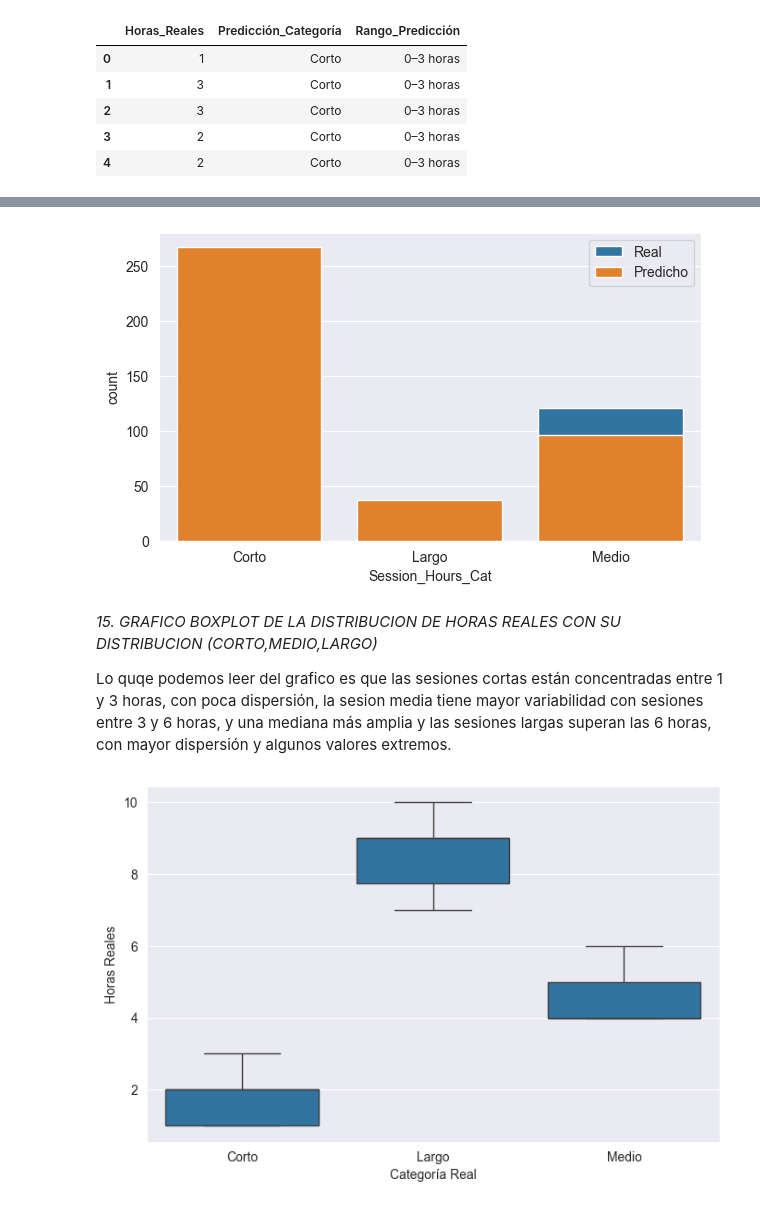
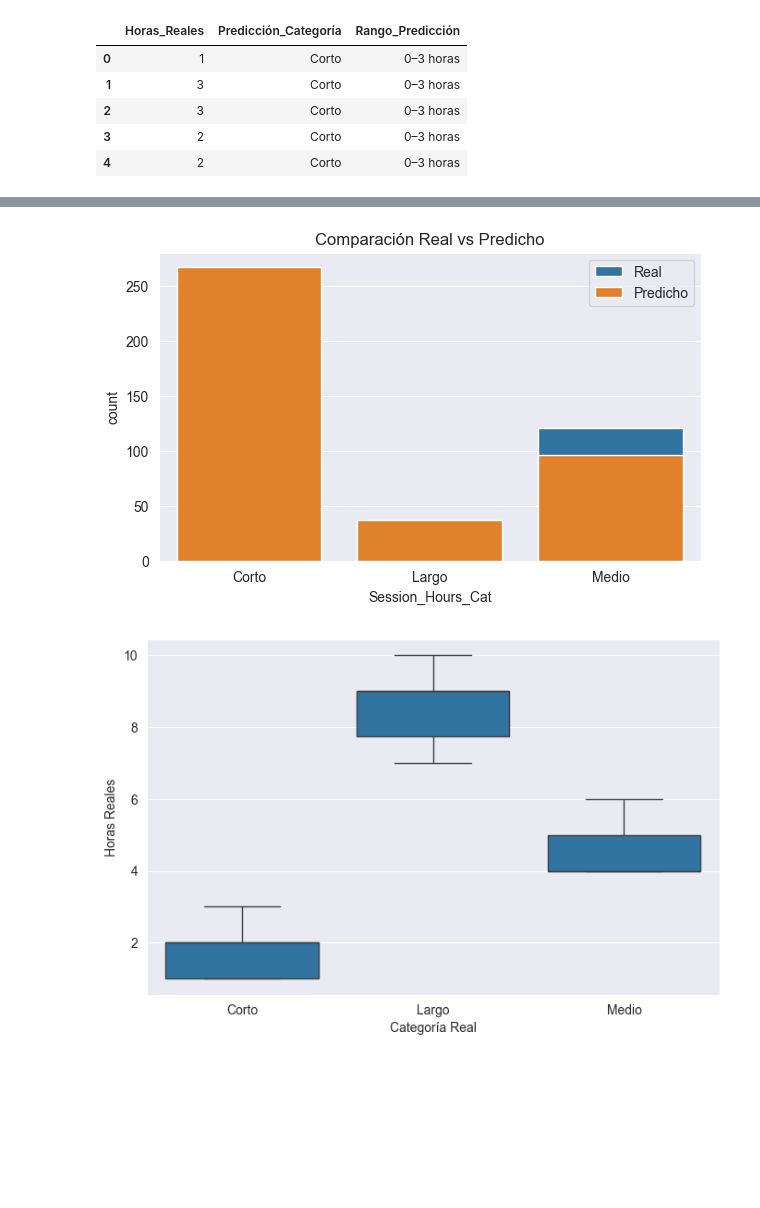
Before and after one commit to pauarsu/tattoo-studio-analysis, a Jupyter notebook: notebook/modelado.ipynb, the cells around one changed output, grey strips where cells are left out. Drawn from its saved outputs; the diff is of its cells as text; code cells hidden in the pictures; blank space fills up the shorter version.

```diff
--- a/notebook/modelado.ipynb
+++ b/notebook/modelado.ipynb
@@ -54,3 +24,2 @@ Nuestro objetivo es clasificar sesiones en categorías de duración a partir de
 # %%
-modelo = RandomForestClassifier()
 modelo = entrenar_modelo(preprocesamiento, X_train, y_train)
@@ -128,16 +70,12 @@ df_clean["Predicted_Session"] = modelo.predict(X)
 # %%
 plt.figure(figsize=(7,4))
 sns.countplot(x=y_test, label="Real")
 sns.countplot(x=y_pred, label="Predicho")
+plt.title("Comparación Real vs Predicho")
 plt.legend(["Real", "Predicho"])
 plt.show()
 # %% [output]
-[figure, old version]
+[figure, new version]
-# %% [markdown]
-*15. GRAFICO BOXPLOT DE LA DISTRIBUCION DE HORAS REALES CON SU DISTRIBUCION (CORTO,MEDIO,LARGO)*
-
-
-Lo quqe podemos leer del grafico es que las sesiones cortas están concentradas entre 1 y 3 horas, con poca dispersión, la sesion media tiene mayor variabilidad con sesiones entre 3 y 6 horas, y una mediana más amplia y las sesiones largas superan las 6 horas, con mayor dispersión y algunos valores extremos.
 # %%
 comparacion["Real_categ"] = comparacion["Horas_Reales"].apply(categorizar_horas)
 comparacion["Predicho_categ"] = comparacion["Predicción_Categoría"]
```
Also changed, not shown: parts of 23 cells of this notebook.
